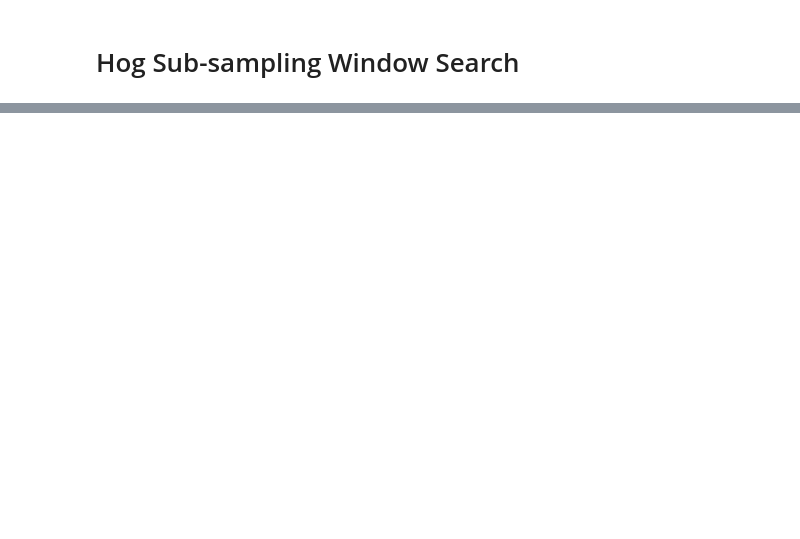
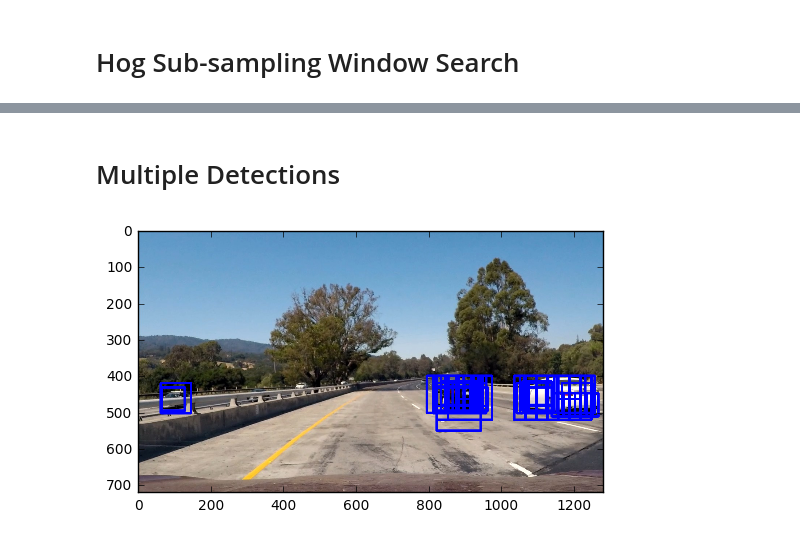
Before and after one commit to wolfapple/CarND-Vehicle-Detection, a Jupyter notebook: P5.ipynb, the cells around one changed output, grey strips where cells are left out. Drawn from its saved outputs; the diff is of its cells as text; code cells hidden in the pictures; blank space fills up the shorter version.

```diff
--- a/P5.ipynb
+++ b/P5.ipynb
@@ -434,0 +488,12 @@ for test_image in test_images:
+# %% [markdown]
+# Multiple Detections
+# %%
+scales = [1., 1.3, 1.6, 1.9]
+box_list = []
+for scale in scales:
+    box_list += find_cars(test_image, ystart, ystop, scale, svc, X_scaler, color_space, orient, pix_per_cell, cell_per_block, hog_channel, spatial_size, hist_bins, hist_range)
+multiscale_image = draw_boxes(test_image, box_list)
+plt.imshow(multiscale_image)
+mpimg.imsave('output_images/multiscale.png', multiscale_image)
+# %% [output]
+[figure, added]
```
Also changed, not shown: parts of 18 cells of this notebook, 14 other files.
